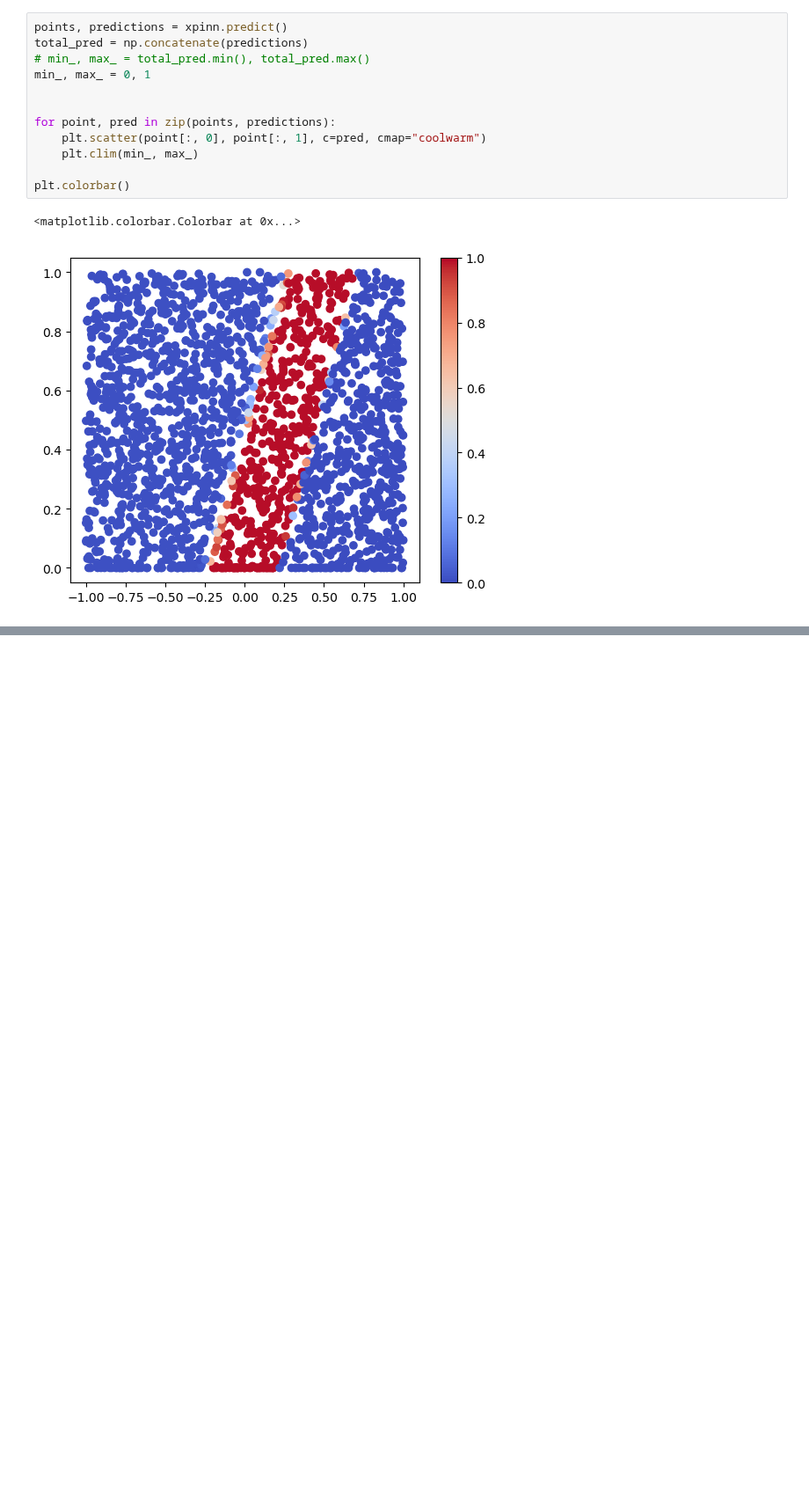
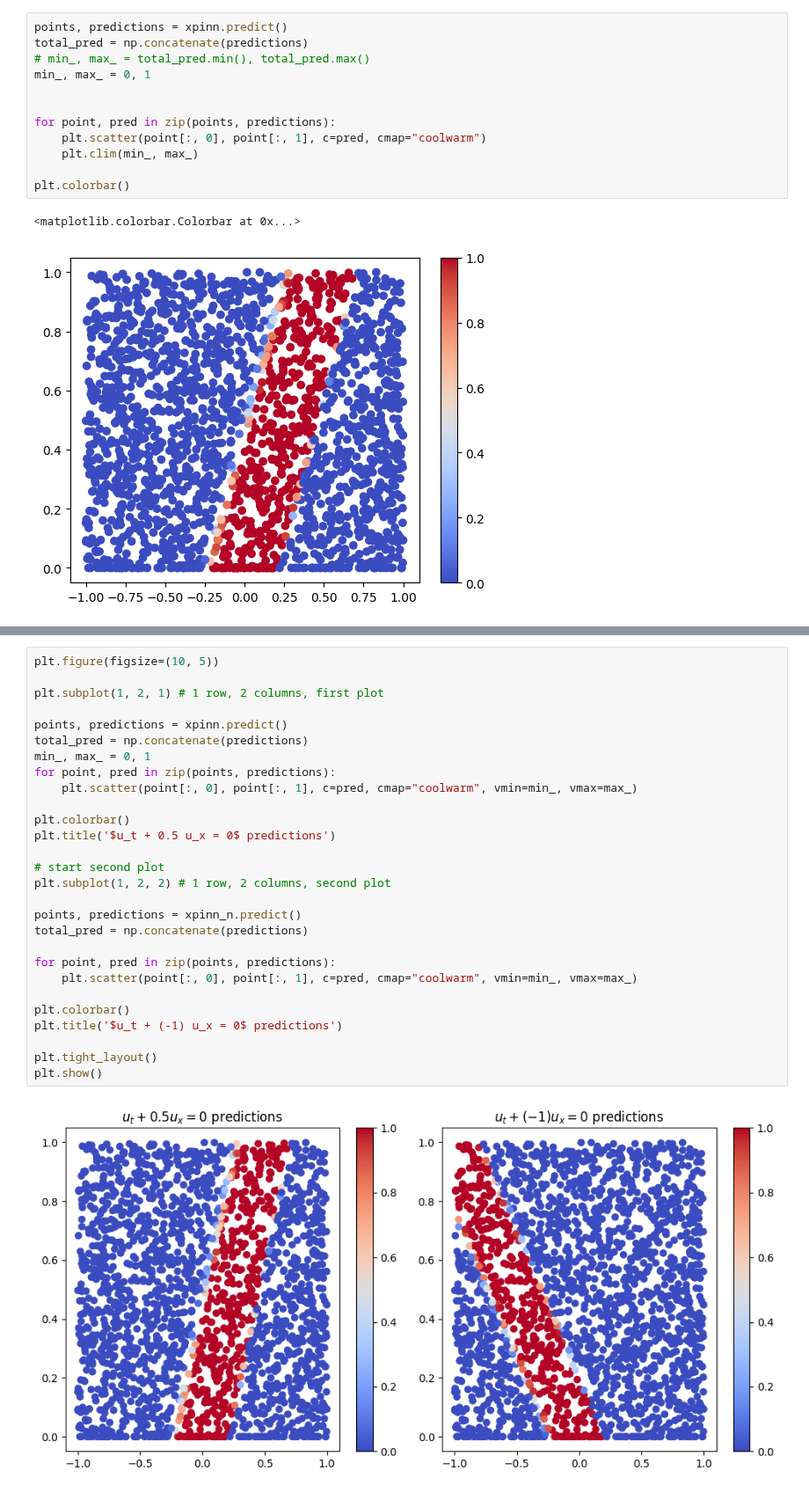
Before and after one commit to augustfe/FYS5429, a Jupyter notebook: Project1XPINNs/src/advection/main_advection.ipynb, the cells around one changed output, grey strips where cells are left out. Shown at 88% size. Saved outputs shown, nothing was run; the diff lists cells and outputs as text; blank space fills up the shorter version.

```diff
--- a/Project1XPINNs/src/advection/main_advection.ipynb
+++ b/Project1XPINNs/src/advection/main_advection.ipynb
@@ -225,0 +314,30 @@ plt.colorbar()
+# %%
+plt.figure(figsize=(10, 5))
+
+plt.subplot(1, 2, 1) # 1 row, 2 columns, first plot
+
+points, predictions = xpinn.predict()
+total_pred = np.concatenate(predictions)
+min_, max_ = 0, 1
+for point, pred in zip(points, predictions):
+    plt.scatter(point[:, 0], point[:, 1], c=pred, cmap="coolwarm", vmin=min_, vmax=max_)
+
+plt.colorbar()
+plt.title('$u_t + 0.5 u_x = 0$ predictions')
+
+# start second plot
+plt.subplot(1, 2, 2) # 1 row, 2 columns, second plot
+
+points, predictions = xpinn_n.predict()
+total_pred = np.concatenate(predictions)
+
+for point, pred in zip(points, predictions):
+    plt.scatter(point[:, 0], point[:, 1], c=pred, cmap="coolwarm", vmin=min_, vmax=max_)
+
+plt.colorbar()
+plt.title('$u_t + (-1) u_x = 0$ predictions')
+
+plt.tight_layout()
+plt.show()
+# %% [output]
+[figure, added]
```
Also changed, not shown: parts of 9 cells of this notebook, 1 other file.
